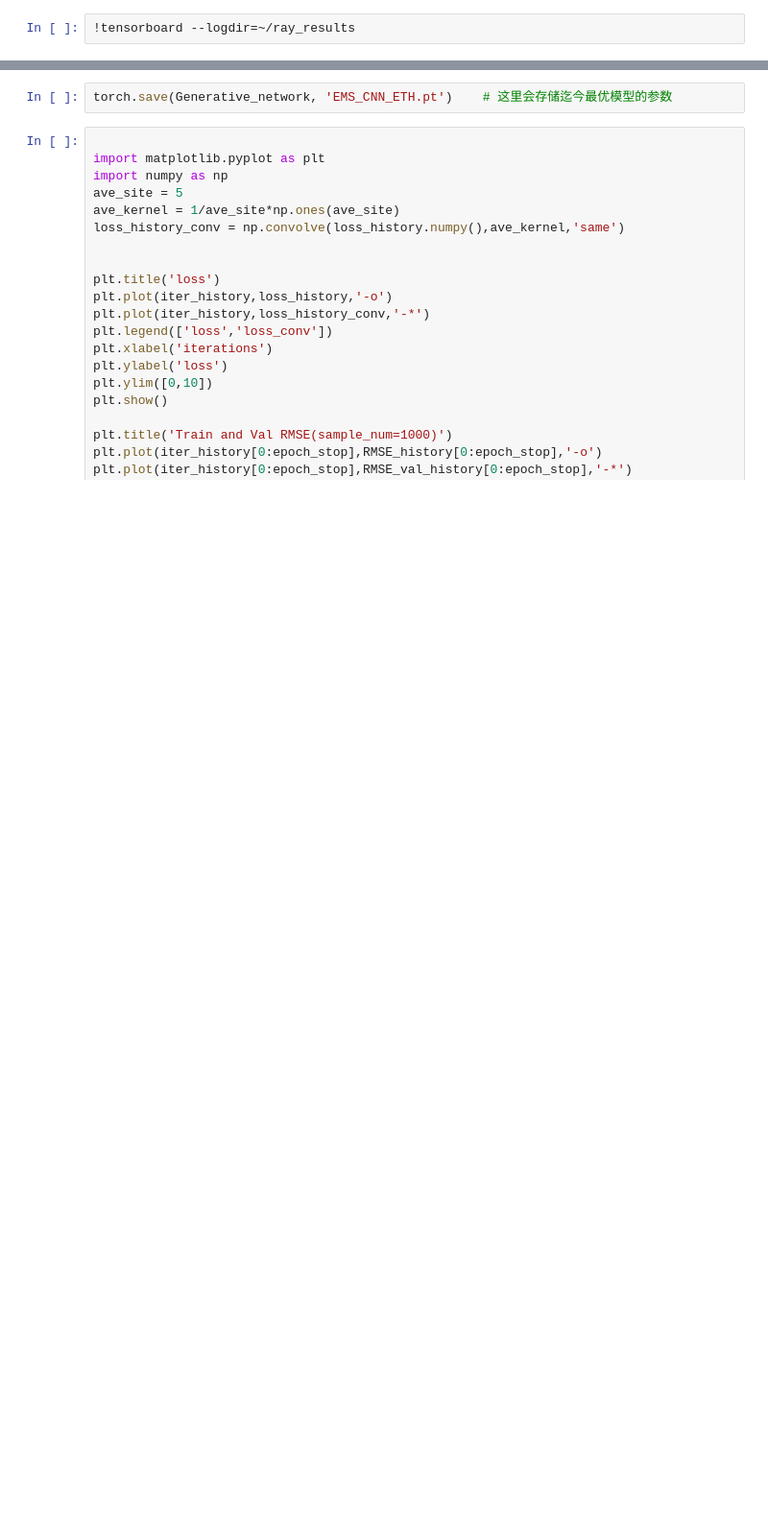
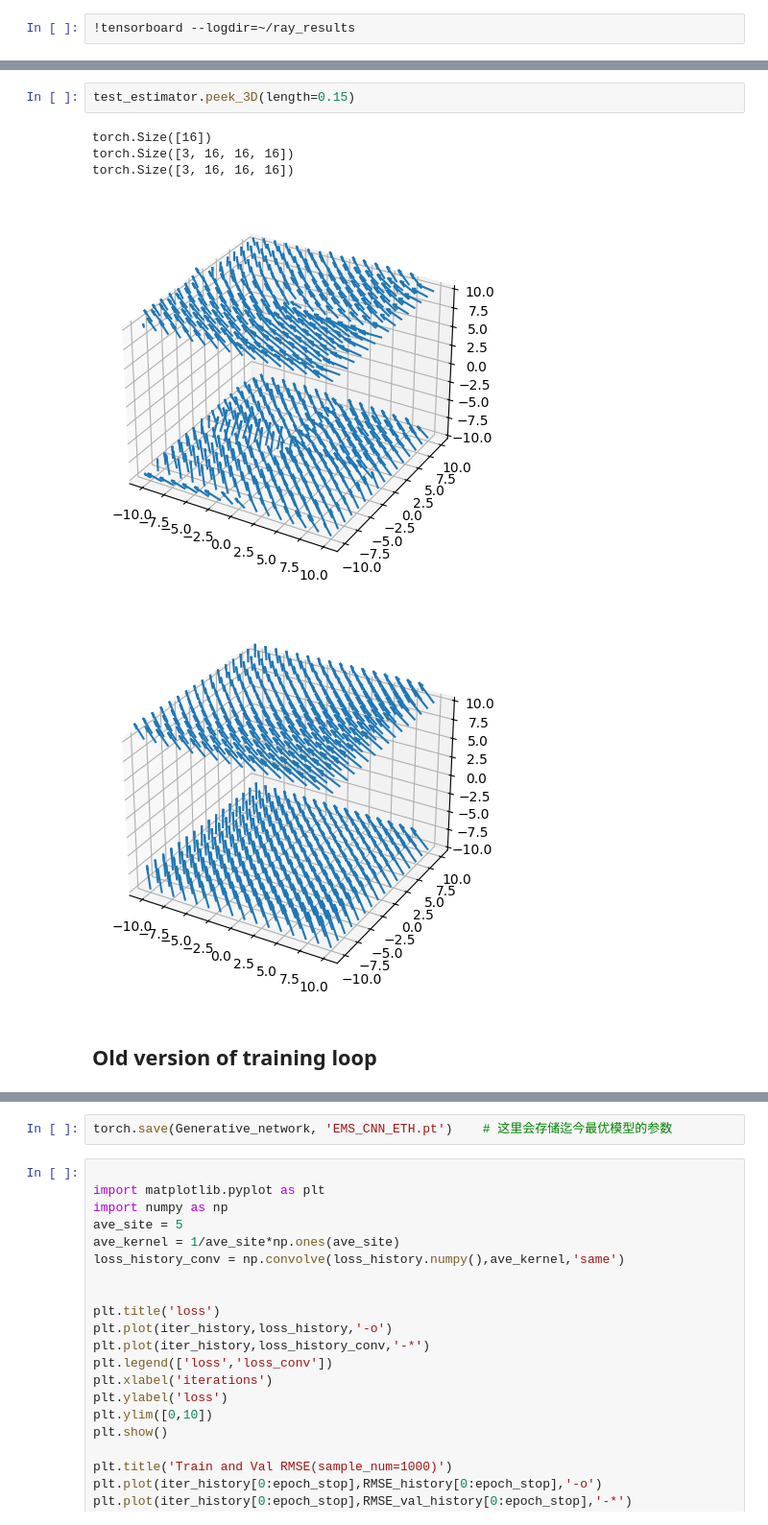
Before and after one commit to Junang-Wang/Qubot_Elastica, a Jupyter notebook: Modeling eMNS/Generative_model_v2.ipynb, the cells around one changed output, grey strips where cells are left out. Shown at 96% size. Saved outputs shown, nothing was run; the diff lists cells and outputs as text; blank space fills up the shorter version.

```diff
--- a/Modeling eMNS/Generative_model_v2.ipynb
+++ b/Modeling eMNS/Generative_model_v2.ipynb
@@ -215,3 +288,13 @@ plot_ray_results(results, metrics_names=['rmse_train','rmse_val'],ylim=[0,1])
+# %%
+test_estimator.peek_3D(length=0.15)
+# %% [output]
+torch.Size([16])
+torch.Size([3, 16, 16, 16])
+torch.Size([3, 16, 16, 16])
+[figure, added]
+[figure, added]
+# %% [markdown]
+## Old version of training loop
 # %%
 from Neural_network import Generative_net, Generative_net_test, ResidualEMNSBlock_3d, BigBlock, weight_init, eMNS_Dataset
 from Training_loop_v2 import train_GM
```
Also changed, not shown: parts of 9 cells of this notebook, 4 other files.
